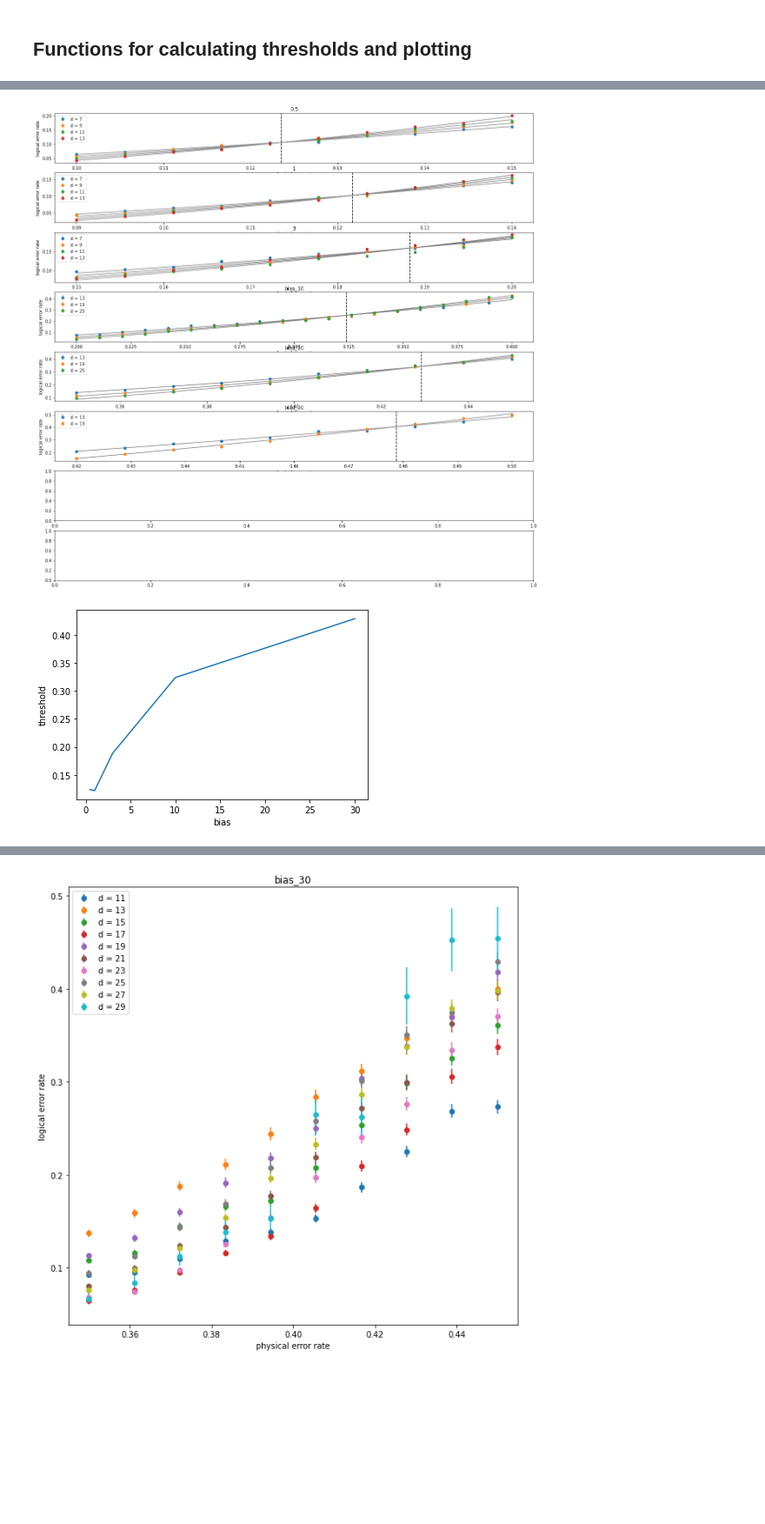
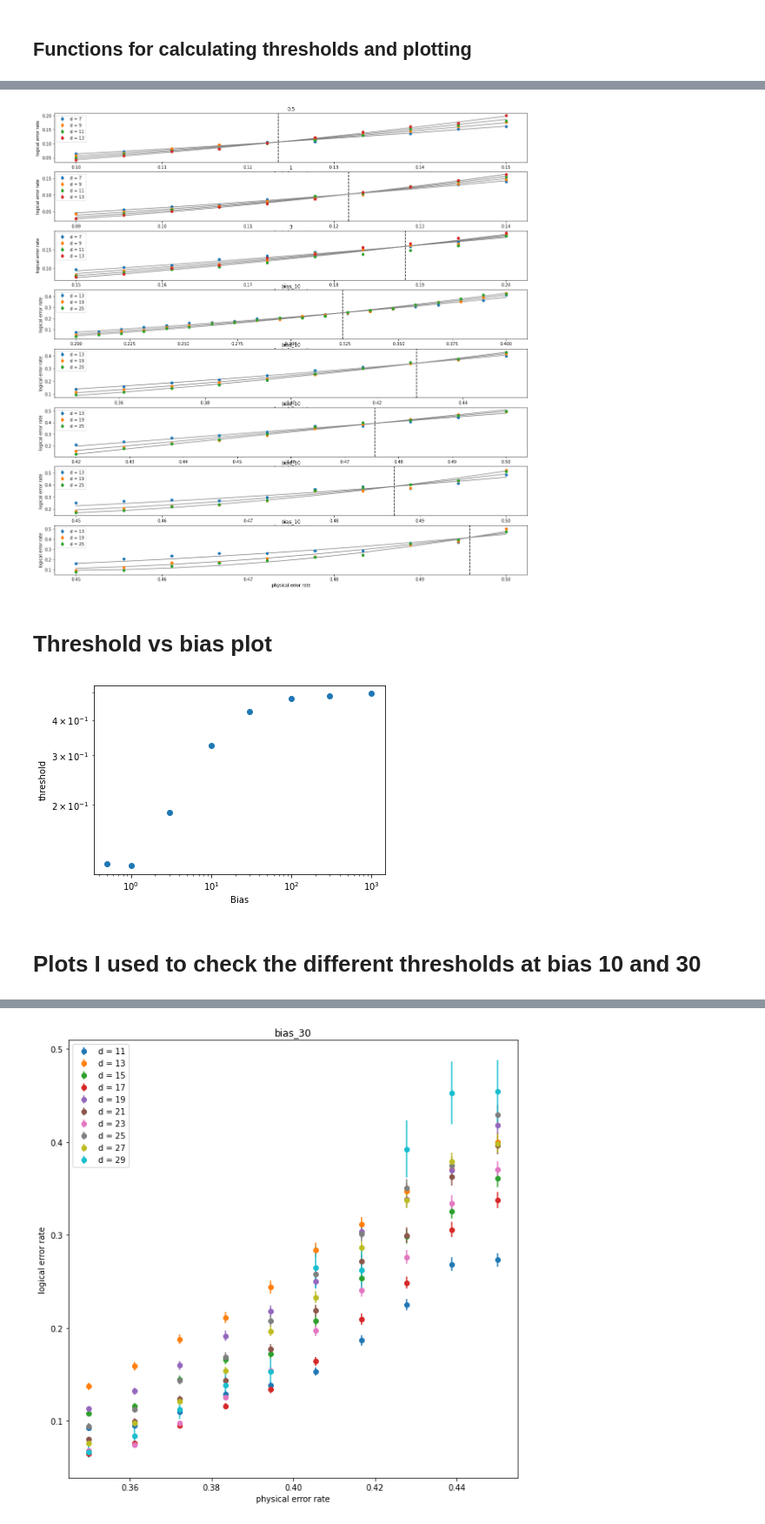
Before and after one commit to peter-janderks/restriction_decoder_domain_wall_colour_code, a Jupyter notebook: create_threshold_plot.ipynb, the cells around one changed output, grey strips where cells are left out. Shown: that part at 87% size. Cells and saved outputs as stored; diff of their text form; code cells hidden in the pictures; blank space fills up the shorter version.

Commit message:
clean up notebook and add data for high bias

```diff
--- a/create_threshold_plot.ipynb
+++ b/create_threshold_plot.ipynb
@@ -23,6 +21,3 @@ def import_data():
     return(data)
 
 data = import_data()
-# %%
-for distance in data[1]:
-    print(distance)
@@ -148,34 +141,31 @@ def calculate_threshold(code_dict, min_distance=1, max_distance=100, distances=
 # %%
-# create a mosaic to make the plots
-# make the plots and fix high bias
 fig, axs = plt.subplots(nrows=8,figsize=(20,20))
-#subplot_mosaic(len(),
-#                              constrained_layout=True, figsize = (15,15))
 thresholds = dict()
 
-#for index,bias in enumerate(biases[:3]):
 thresholds[0.5] = calculate_threshold(data[0.5],ax=axs[0],title='0.5',min_distance=5, max_distance=100,calculate_threshold=True)
 thresholds[1] = calculate_threshold(data[1],ax=axs[1],title='1',min_distance=5, max_distance=100,calculate_threshold=True)
 thresholds[3] = calculate_threshold(data[3],ax=axs[2],title='3',min_distance=5, max_distance=100,calculate_threshold=True)
 thresholds[10]=calculate_threshold(data[10],ax=axs[3],title='bias_' + str(10),distances = [13,19,25],calculate_threshold=True)
 thresholds[30] = calculate_threshold(data[30],ax=axs[4],title='bias_' + str(10),distances = [13,19,25],calculate_threshold=True)
-thresholds[100] = calculate_threshold(data[100],ax=axs[5],title='bias_' + str(10),distances = [13,19],calculate_threshold=True)
-#thresholds[300] = calculate_threshold(data[300],ax=axs[6],title='bias_' + str(10),distances = [5,7,9,11,13],calculate_threshold=True)
-#thresholds[1000] = calculate_threshold(data[1000],ax=axs[7],title='bias_' + str(10),distances = [5,7,9,11,13],calculate_threshold=True)
-#calculate_threshold(data[300],ax=axs[8],title='bias_' + str(10),distances = [5,7,9,11,13],calculate_threshold=True)
+thresholds[100] = calculate_threshold(data[100],ax=axs[5],title='bias_' + str(10),distances = [13,19,25],calculate_threshold=True)
+thresholds[300] = calculate_threshold(data[300],ax=axs[6],title='bias_' + str(10),distances = [13,19,25],calculate_threshold=True)
+thresholds[1000] = calculate_threshold(data[1000],ax=axs[7],title='bias_' + str(10),distances = [13,19,25],calculate_threshold=True)
 # %% [output]
-[figure, old version]
+[figure, new version]
+# %% [markdown]
+# Threshold vs bias plot
 # %%
 biases = list(thresholds.keys())
-
-
 threshold_plot= [thres[0] for thres in  thresholds.values()]
 
-plt.plot(biases, threshold_plot)
-plt.xlabel('bias')
+plt.plot(biases, threshold_plot,'o')
+plt.xlabel('Bias')
 plt.ylabel('threshold')
+plt.loglog()
 plt.show()
 # %% [output]
-[figure, old version]
+[figure, new version]
+# %% [markdown]
+# Plots I used to check the different thresholds at bias 10 and 30
 # %%
 fig, axs = plt.subplots(figsize=(10,10))
```
Also changed, not shown: parts of 6 cells of this notebook, 7 other files.
